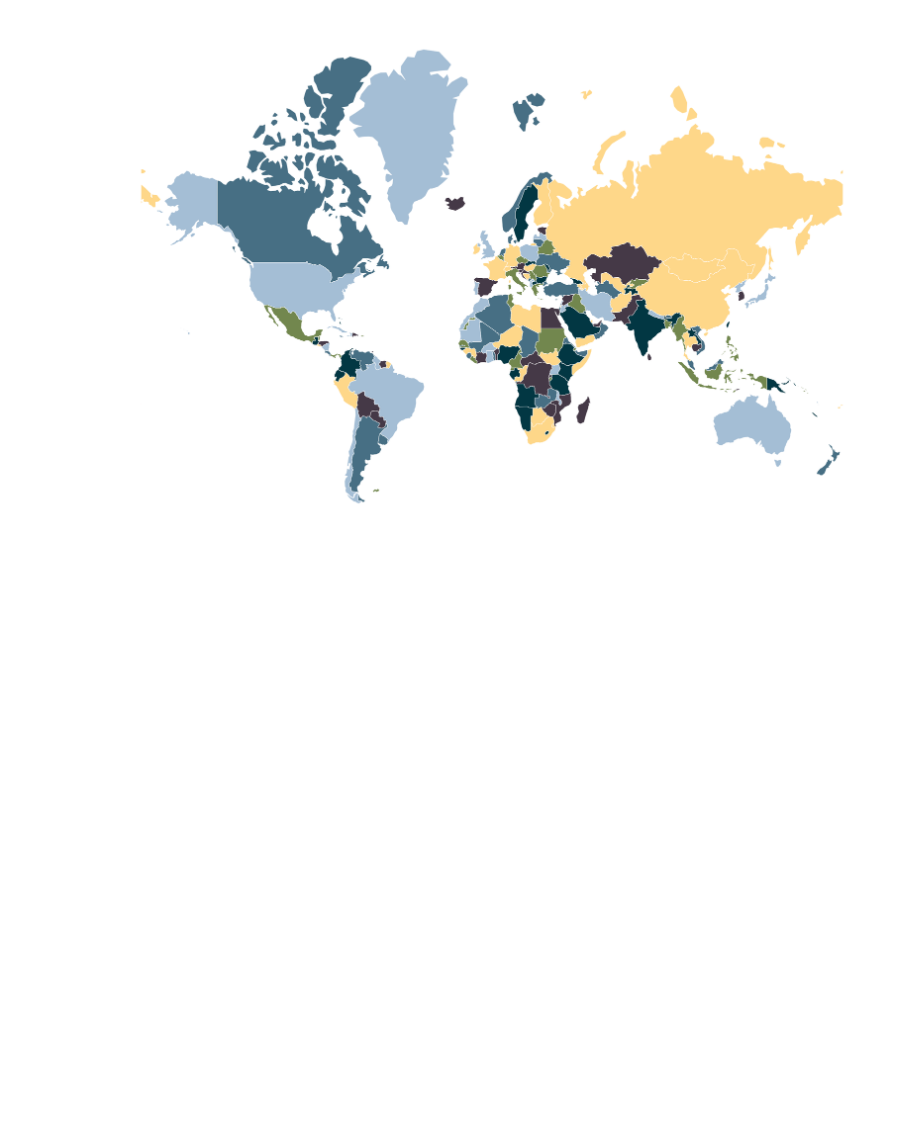
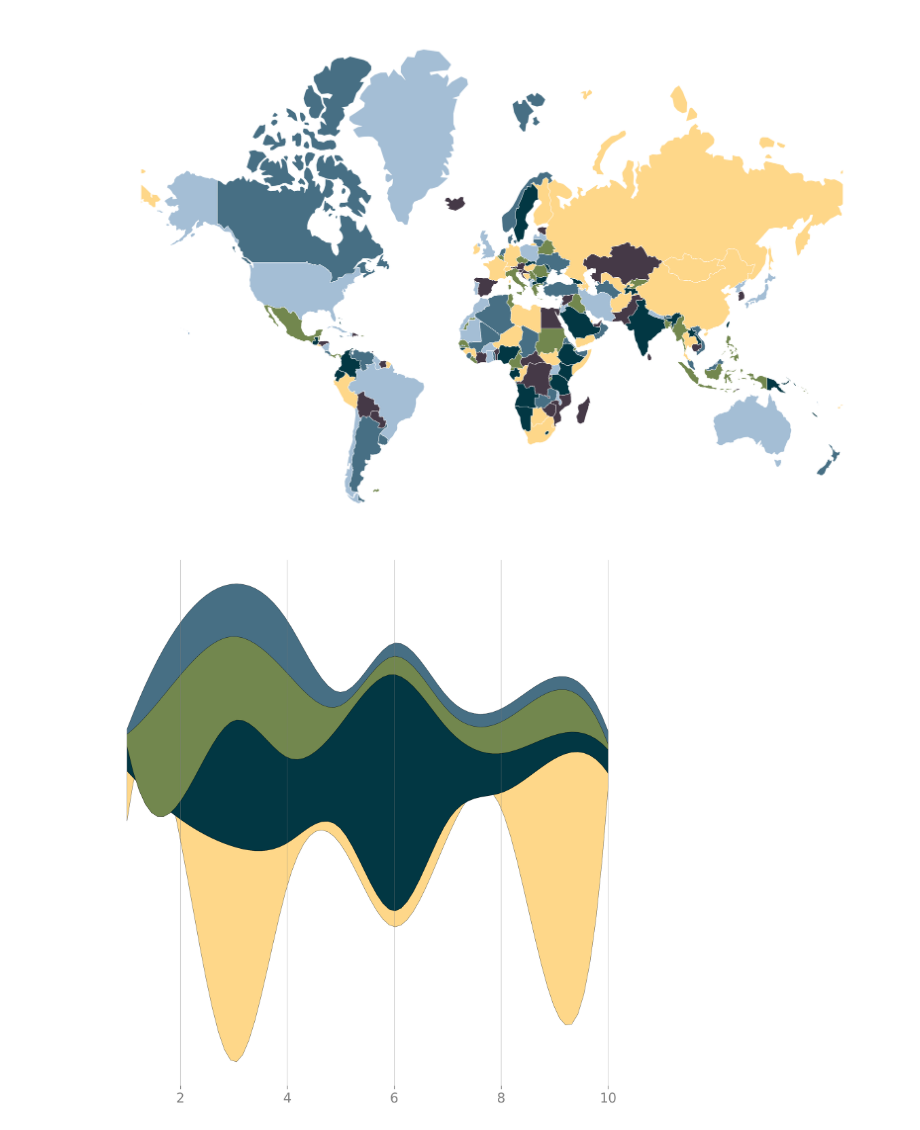
Before and after one commit to JosephBARBIERDARNAL/Sandbox, a Jupyter notebook: pypalettes/pypalettes.ipynb, the cells around one changed output. Cells and saved outputs as stored; diff of their text form; code cells hidden in the pictures; blank space fills up the shorter version.

Commit message:
add code for matplotlib

```diff
--- a/pypalettes/pypalettes.ipynb
+++ b/pypalettes/pypalettes.ipynb
@@ -237,3 +217,57 @@ data.plot(ax=ax, cmap=cmap, edgecolor='white', linewidth=0.3)
 plt.show()
 # %% [output]
 [figure]
+# %%
+import geopandas as gpd
+import matplotlib.pyplot as plt
+from pypalettes import load_cmap
+from scipy.interpolate import interp1d
+
+df = pd.DataFrame({
+    "x": [1, 2, 3, 4, 5, 6, 7, 8, 9, 10],
+    "groupA": [38, 16, 164, 32, 12, 12, 12, 12, 190, 10],
+    "groupB": [19, 14, 96, 65, 80, 180, 70, 30, 18, 18],
+    "groupC": [9, 96, 64, 64, 14, 14, 14, 24, 34, 4],
+    "groupD": [4, 40, 40, 40, 10, 10, 10, 10, 10, 10]
+})
+x = df['x'].values
+groupA = df['groupA'].values
+groupB = df['groupB'].values
+groupC = df['groupC'].values
+groupD = df['groupD'].values
+
+# interpolate the data
+f = interp1d(x, groupA, kind='cubic')
+x_new = np.linspace(1, 10, 80)
+groupA = f(x_new)
+f = interp1d(x, groupB, kind='cubic')
+groupB = f(x_new)
+f = interp1d(x, groupC, kind='cubic')
+groupC = f(x_new)
+f = interp1d(x, groupD, kind='cubic')
+groupD = f(x_new)
+
+# # create a color palette
+cmap = load_cmap('Acadia')
+colors = [cmap(i / len(df.columns)) for i in range(len(df.columns))]
+
+fig, ax = plt.subplots(figsize=(10, 10), dpi=300)
+ax.stackplot(
+   x_new, groupA, groupB, groupC, groupD,
+   labels=['groupA', 'groupB', 'groupC', 'groupD'],
+   colors=colors,
+   edgecolor='black',
+   linewidth=0.2,
+   baseline='wiggle'
+)
+
+# add vertical reference lines at 2,4,6,8,10
+for i in range(2, 12, 2):
+    ax.axvline(i, color='grey', linewidth=0.5, alpha=0.5)
+
+ax.tick_params(axis='x', colors='grey', labelsize=14)
+ax.spines[['left', 'right', 'top', 'bottom']].set_visible(False)
+ax.set_yticks([])
+plt.show()
+# %% [output]
+[figure, added]
```
Also changed, not shown: parts of 2 cells of this notebook.
